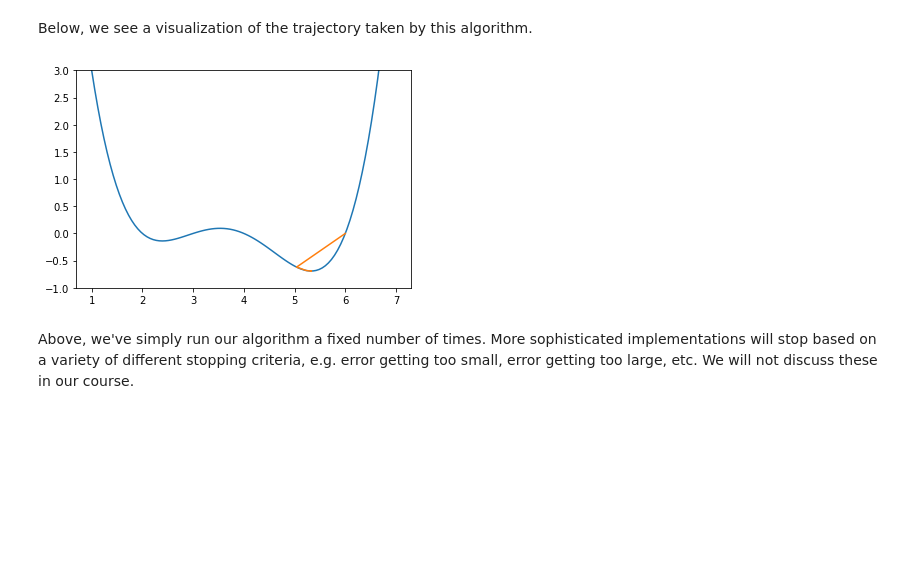
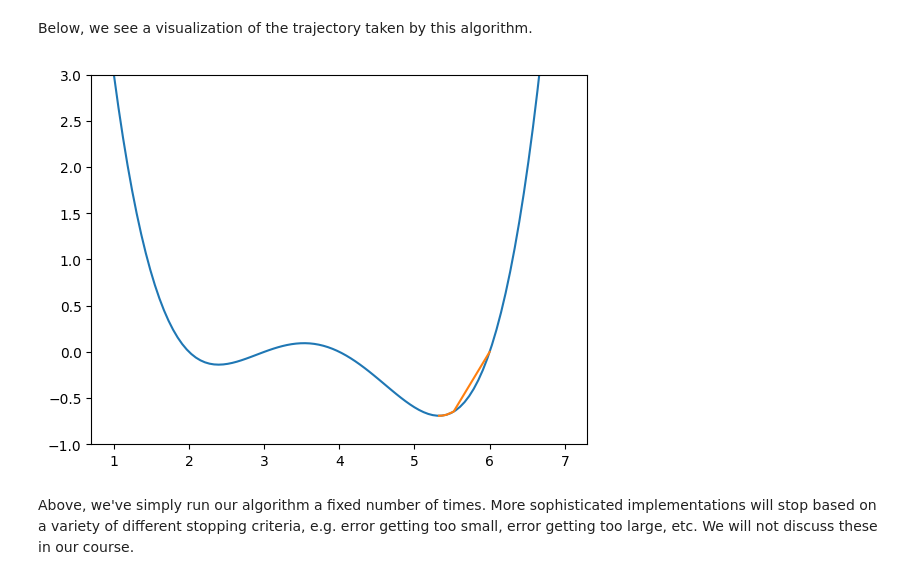
Before and after one commit to brianballer/ds100-sp22, a Jupyter notebook: lec/lec12/lec12.ipynb, the cells around one changed output. Saved outputs shown, nothing was run; the diff lists cells and outputs as text; code cells hidden in the pictures; blank space fills up the shorter version.

```diff
--- a/lec/lec12/lec12.ipynb
+++ b/lec/lec12/lec12.ipynb
@@ -752,11 +761,11 @@ array([4.        , 4.4       , 5.0464    , 5.4967306 , 5.08086249,
 # %% [markdown]
 Below, we see a visualization of the trajectory taken by this algorithm.
 # %%
-trajectory = gradient_descent(derivative_arbitrary, 6.0, 0.4, 20)
+trajectory = gradient_descent(derivative_arbitrary, 6.0, .2, 20)
 plot_arbitrary()
 plt.plot(trajectory, arbitrary(trajectory));
 # %% [output]
-[figure, old version]
+[figure, new version]
 # %% [markdown]
 Above, we've simply run our algorithm a fixed number of times. More sophisticated implementations will stop based on a variety of different stopping criteria, e.g. error getting too small, error getting too large, etc. We will not discuss these in our course.
 # %% [markdown]
```
Also changed, not shown: parts of 32 cells of this notebook, 5 other files.
